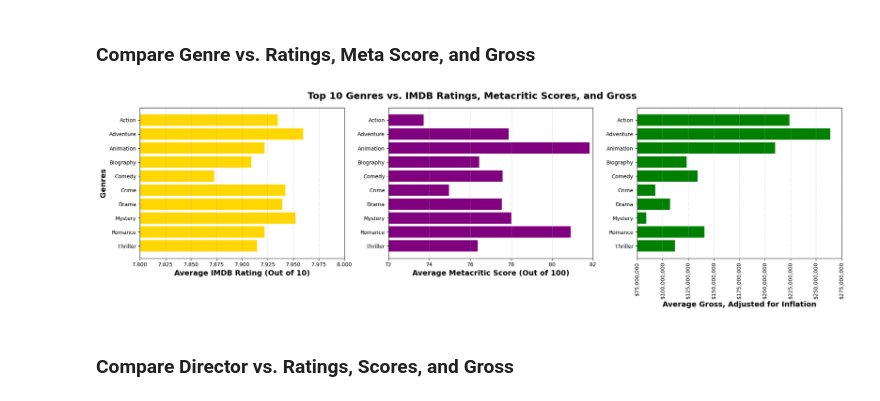
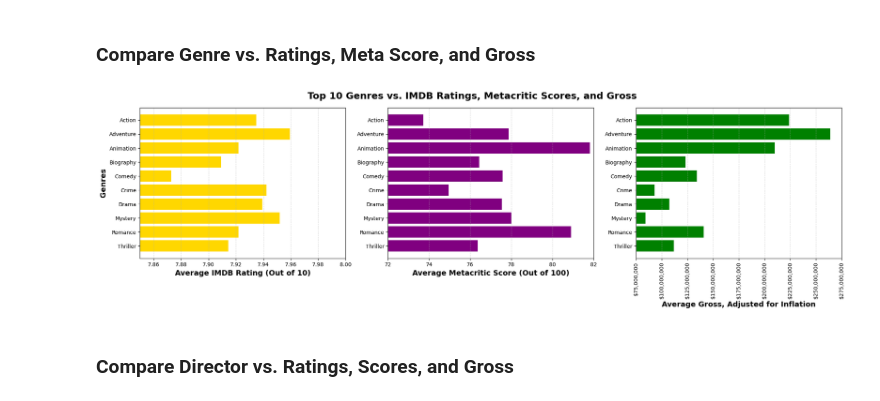
Before and after one commit to spc-kim/midterm_project, a Jupyter notebook: notebook.ipynb, the cells around one changed output. Drawn from its saved outputs; the diff is of its cells as text; code cells hidden in the pictures.

```diff
--- a/notebook.ipynb
+++ b/notebook.ipynb
@@ -483,35 +483,35 @@ genre_imdb.invert_yaxis()
 # genre_imdb.set_title("Top 10 Genres by IMDB Ratings", weight="bold", fontsize=14)
 genre_imdb.set_xlabel("Average IMDB Rating (Out of 10)", weight="bold", fontsize=14)
 genre_imdb.set_ylabel("Genres", weight="bold", fontsize=14)
 genre_imdb.grid(True, axis="x", linestyle="--", alpha=0.5)
-genre_imdb.set_xlim(7.8, 8.0)
+genre_imdb.set_xlim(7.85, 8.0)
 
 # Time to make horizontal bar graph
 genre_meta.barh(genre_meta_df["Genre"], genre_meta_df["Meta_score"], color="purple")
 genre_meta.invert_yaxis()
 # genre_meta.set_title("Top 10 Genres by Metacritic Score", weight="bold", fontsize=14)
 genre_meta.set_xlabel("Average Metacritic Score (Out of 100)", weight="bold", fontsize=14)
 genre_meta.grid(True, axis="x", linestyle="--", alpha=0.5)
 genre_meta.set_xlim(72, 82)
 
 # Time to make horizontal bar graph
 genre_gross.barh(genre_gross_df["Genre"], genre_gross_df["GrossAdjusted"], color="green")
 genre_gross.invert_yaxis()
 # genre_gross.set_title("Top 10 Genres by Average Gross", weight="bold", fontsize=14)
 genre_gross.set_xlabel("Average Gross, Adjusted for Inflation", weight="bold", fontsize=14)
 genre_gross.grid(True, axis="x", linestyle="--", alpha=0.5)
 genre_gross.xaxis.set_major_formatter(mticker.StrMethodFormatter("${x:,.0f}"))
 genre_gross.set_xlim(75000000, 275000000)
 genre_gross.tick_params(axis="x", labelrotation=90)
 
 # Overall figure configuration
 genre_fig.suptitle("Top 10 Genres vs. IMDB Ratings, Metacritic Scores, and Gross", weight="bold", fontsize=18)
 plt.tight_layout()
 plt.show()
 
 genre_fig.savefig("img/genre.png", dpi=300, bbox_inches="tight")
 # %% [output]
-[figure, old version]
+[figure, new version]
 # %% [markdown]
 ### Compare Director vs. Ratings, Scores, and Gross
 # %%
```
Also changed, not shown: parts of 3 cells of this notebook, 5 other files.
